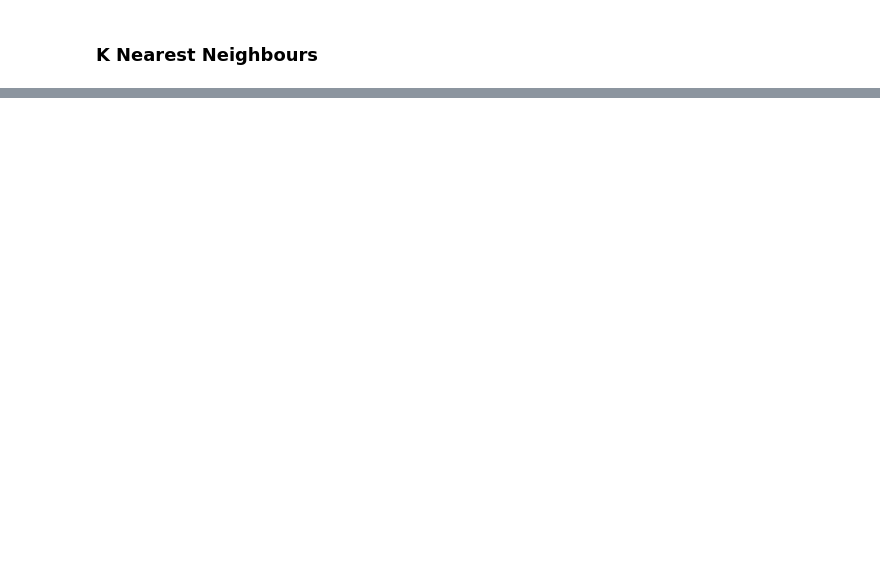
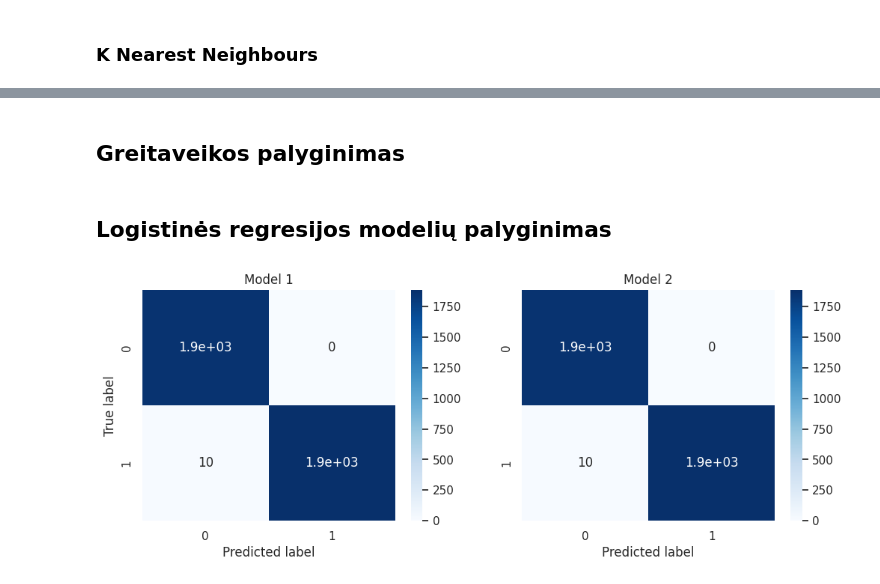
Before and after one commit to KostasEreksonas/Magistrinis, a Jupyter notebook: Magistrinis.ipynb, the cells around one changed output, grey strips where cells are left out. Cells and saved outputs as stored; diff of their text form; code cells hidden in the pictures; blank space fills up the shorter version.

Commit message:
Duomenų analizė ir modelių apmokymas

```diff
--- a/Magistrinis.ipynb
+++ b/Magistrinis.ipynb
@@ -840,2 +842,4 @@ Cross-validation scores: 0.9928888888888889, 0.9933333333333333, 0.9928888888888
 
 Mean cross-validation score: 0.99
+# %% [markdown]
+## Greitaveikos palyginimas
@@ -841,0 +850,23 @@ Mean cross-validation score: 0.99
+# %% [markdown]
+## Logistinės regresijos modelių palyginimas
+# %%
+y_pred_lr1 = lr1.predict(X_test_bc)
+y_pred_lr2 = lr2.predict(X_test_bc)
+
+conf_matrix_model1 = confusion_matrix(y_test_bc, y_pred_lr1)
+conf_matrix_model2 = confusion_matrix(y_test_bc, y_pred_lr2)
+
+fig, axs = plt.subplots(1, 2, figsize = (12, 4))
+
+sns.heatmap(conf_matrix_model1, annot = True, cmap = 'Blues', ax = axs[0])
+axs[0].set_title('Model 1')
+
+sns.heatmap(conf_matrix_model2, annot = True, cmap = 'Blues', ax = axs[1])
+axs[1].set_title('Model 2')
+
+axs[0].set_xlabel('Predicted label')
+axs[0].set_ylabel('True label')
+axs[1].set_xlabel('Predicted label')
+plt.show()
+# %% [output]
+[figure, added]
```
Also changed, not shown: parts of 56 cells of this notebook.
